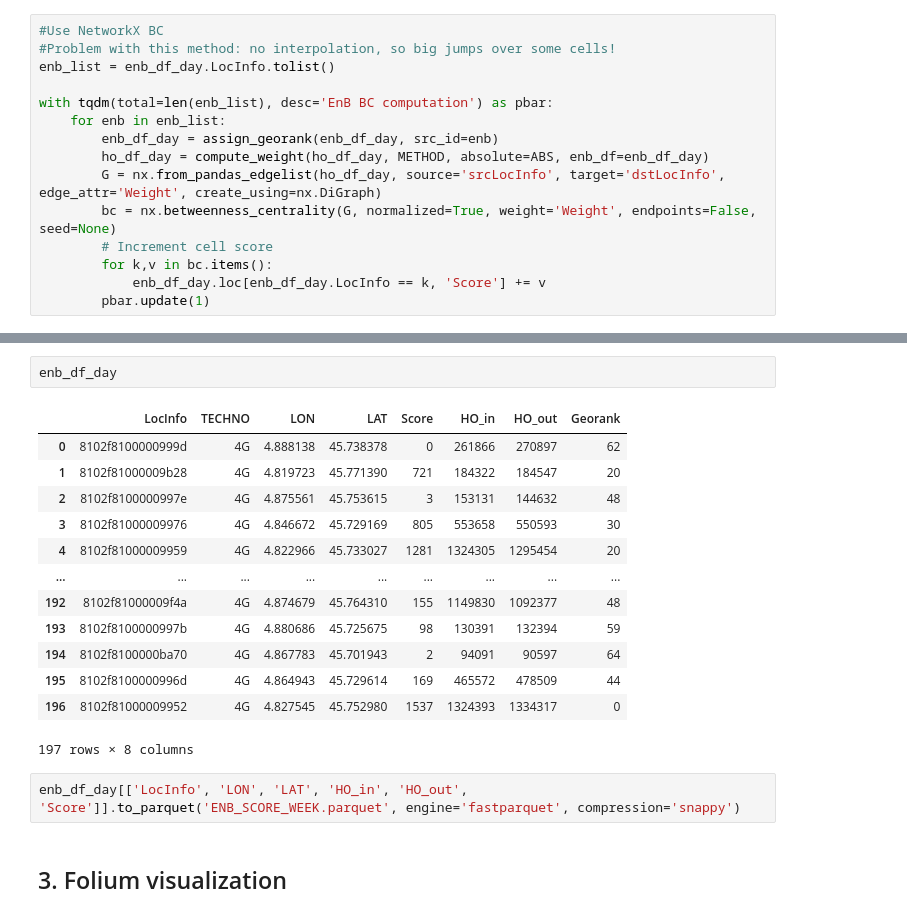
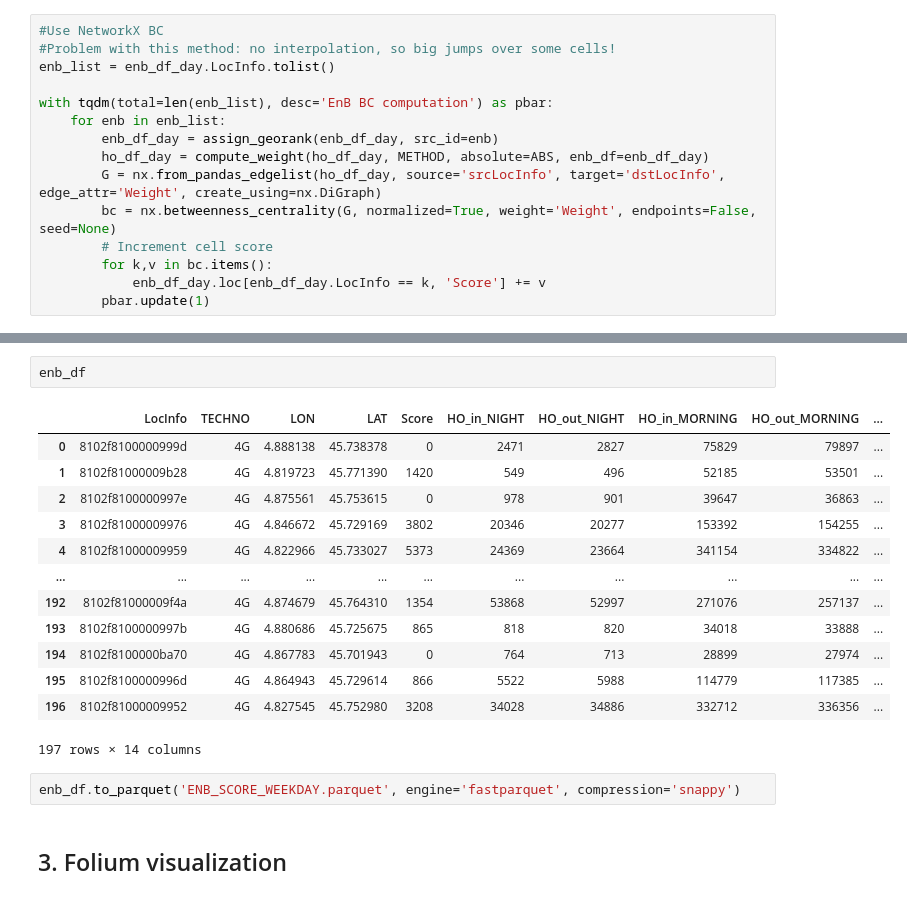
Before and after one commit to eakopyan/Popular-paths, a Jupyter notebook: HOProcess_v2/city_analysis_daytime_weekend.ipynb, the cells around one changed output, grey strips where cells are left out. Cells and saved outputs as stored; diff of their text form.

```diff
--- a/HOProcess_v2/city_analysis_daytime_weekend.ipynb
+++ b/HOProcess_v2/city_analysis_daytime_weekend.ipynb
@@ -520,21 +542,21 @@ plt.hist(enb_df_day.Score.tolist())
-# %%
-enb_df_day
-# %% [output]
-|  | LocInfo | TECHNO | LON | LAT | Score | HO_in | HO_out | Georank |
-| 0 | 8102f8100000999d | 4G | 4.888138 | 45.738378 | 0 | 261866 | 270897 | 62 |
-| 1 | 8102f81000009b28 | 4G | 4.819723 | 45.771390 | 721 | 184322 | 184547 | 20 |
-| 2 | 8102f8100000997e | 4G | 4.875561 | 45.753615 | 3 | 153131 | 144632 | 48 |
-| 3 | 8102f81000009976 | 4G | 4.846672 | 45.729169 | 805 | 553658 | 550593 | 30 |
-| 4 | 8102f81000009959 | 4G | 4.822966 | 45.733027 | 1281 | 1324305 | 1295454 | 20 |
-| ... | ... | ... | ... | ... | ... | ... | ... | ... |
-| 192 | 8102f81000009f4a | 4G | 4.874679 | 45.764310 | 155 | 1149830 | 1092377 | 48 |
-| 193 | 8102f8100000997b | 4G | 4.880686 | 45.725675 | 98 | 130391 | 132394 | 59 |
-| 194 | 8102f8100000ba70 | 4G | 4.867783 | 45.701943 | 2 | 94091 | 90597 | 64 |
-| 195 | 8102f8100000996d | 4G | 4.864943 | 45.729614 | 169 | 465572 | 478509 | 44 |
-| 196 | 8102f81000009952 | 4G | 4.827545 | 45.752980 | 1537 | 1324393 | 1334317 | 0 |
-197 rows × 8 columns
+# %%
+enb_df
+# %% [output]
+|  | LocInfo | TECHNO | LON | LAT | Score | HO_in_NIGHT | HO_out_NIGHT | HO_in_MORNING | HO_out_MORNING | ... |
+| 0 | 8102f8100000999d | 4G | 4.888138 | 45.738378 | 0 | 2471 | 2827 | 75829 | 79897 | ... |
+| 1 | 8102f81000009b28 | 4G | 4.819723 | 45.771390 | 1420 | 549 | 496 | 52185 | 53501 | ... |
+| 2 | 8102f8100000997e | 4G | 4.875561 | 45.753615 | 0 | 978 | 901 | 39647 | 36863 | ... |
+| 3 | 8102f81000009976 | 4G | 4.846672 | 45.729169 | 3802 | 20346 | 20277 | 153392 | 154255 | ... |
+| 4 | 8102f81000009959 | 4G | 4.822966 | 45.733027 | 5373 | 24369 | 23664 | 341154 | 334822 | ... |
+| ... | ... | ... | ... | ... | ... | ... | ... | ... | ... | ... |
+| 192 | 8102f81000009f4a | 4G | 4.874679 | 45.764310 | 1354 | 53868 | 52997 | 271076 | 257137 | ... |
+| 193 | 8102f8100000997b | 4G | 4.880686 | 45.725675 | 865 | 818 | 820 | 34018 | 33888 | ... |
+| 194 | 8102f8100000ba70 | 4G | 4.867783 | 45.701943 | 0 | 764 | 713 | 28899 | 27974 | ... |
+| 195 | 8102f8100000996d | 4G | 4.864943 | 45.729614 | 866 | 5522 | 5988 | 114779 | 117385 | ... |
+| 196 | 8102f81000009952 | 4G | 4.827545 | 45.752980 | 3208 | 34028 | 34886 | 332712 | 336356 | ... |
+197 rows × 14 columns
 # %%
-enb_df_day[['LocInfo', 'LON', 'LAT', 'HO_in', 'HO_out', 'Score']].to_parquet('ENB_SCORE_WEEK.parquet', engine='fastparquet', compression='snappy')
+enb_df.to_parquet('ENB_SCORE_WEEKDAY.parquet', engine='fastparquet', compression='snappy')
 # %% [markdown]
 ## 3. Folium visualization
 # %%
```
Also changed, not shown: parts of 5 cells of this notebook, 2 other files.
